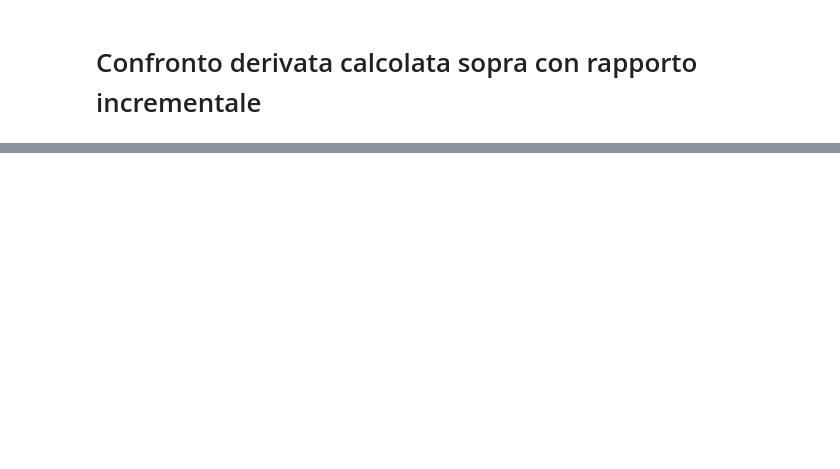
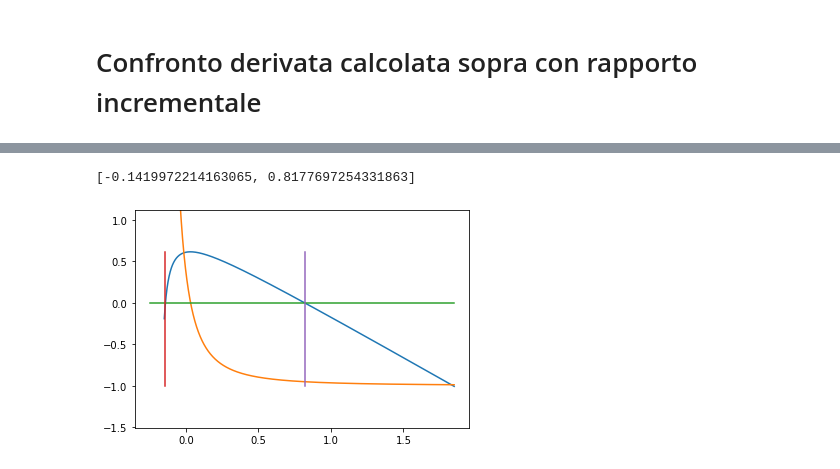
Before and after one commit to ManneredPizza/University, a Jupyter notebook: mmma/lab5/Derivative of Poincaré Map.ipynb, the cells around one changed output, grey strips where cells are left out. Cells and saved outputs as stored; diff of their text form; code cells hidden in the pictures; blank space fills up the shorter version.

```diff
--- a/mmma/lab5/Derivative of Poincaré Map.ipynb
+++ b/mmma/lab5/Derivative of Poincaré Map.ipynb
@@ -72,0 +94,25 @@ plt.show()
+# %%
+zer = []
+for xst in x0:
+    try:
+        for i in range(100):
+            xp = xst-(Fint(xst)/Fderint(xst))
+            xst = xp
+        zer.append(xp)
+    except:
+        continue
+zer = list(set(zer))
+# %%
+zer
+# %% [output]
+[-0.1419972214163065, 0.8177697254331863]
+# %%
+plt.plot(x0,F)
+plt.plot(x0,Fder)
+plt.plot([-0.25,1.85],[0,0])
+plt.ylim(min(F)-0.5, max(F)+0.5)
+plt.plot([zer[0],zer[0]], [min(F),max(F)])
+plt.plot([zer[1],zer[1]], [min(F),max(F)])
+plt.show()
+# %% [output]
+[figure, added]
```
Also changed, not shown: parts of 10 cells of this notebook, 3 other files.
